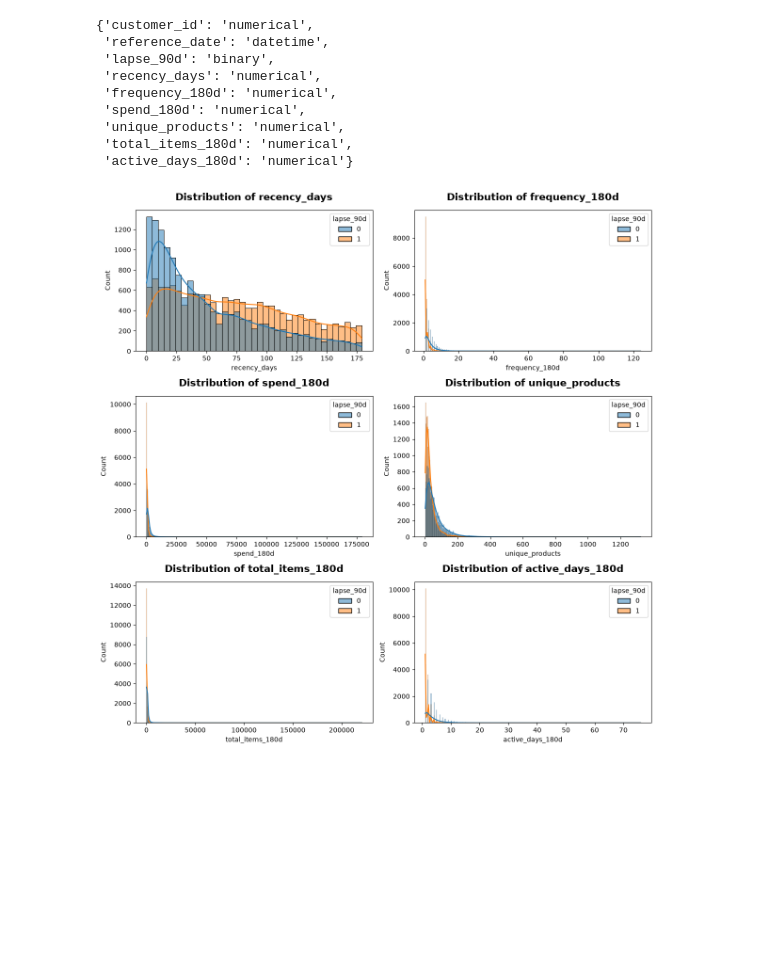
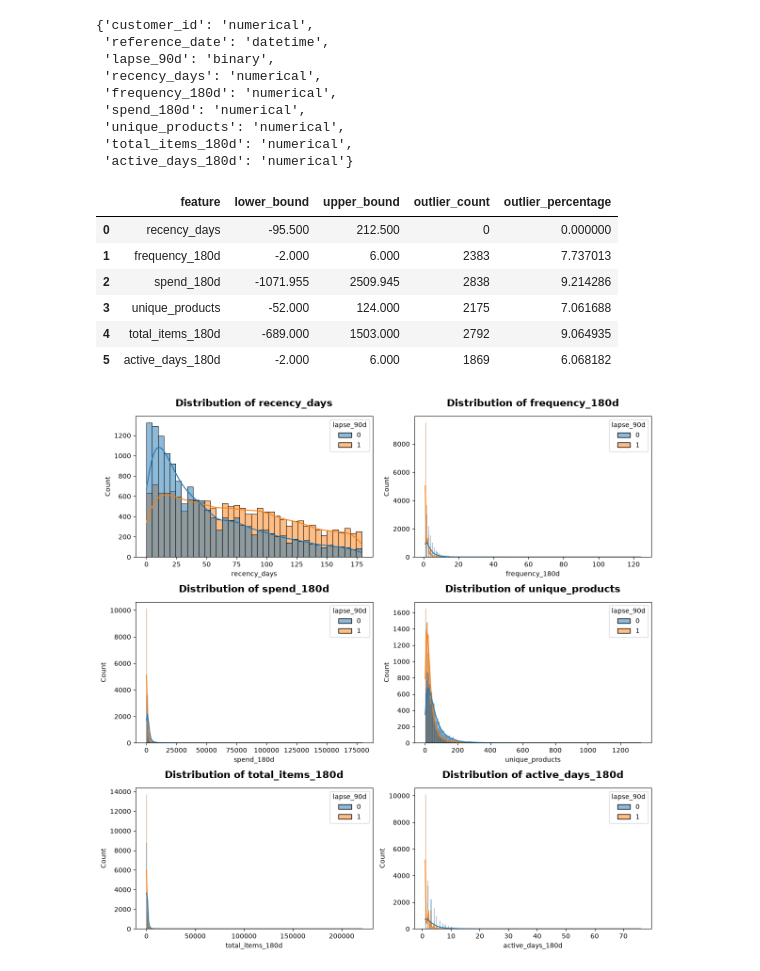
Before and after one commit to Amila-codes/Customer-Purchase-Behavior-Prediction, a Jupyter notebook: notebooks/classification_capstone_final.ipynb, the cells around one changed output. Saved outputs shown, nothing was run; the diff lists cells and outputs as text; code cells hidden in the pictures; blank space fills up the shorter version.

Commit message:
outliers detection

```diff
--- a/notebooks/classification_capstone_final.ipynb
+++ b/notebooks/classification_capstone_final.ipynb
@@ -902,5 +889,44 @@ detect_variable_types(train_data)
  'unique_products': 'numerical',
  'total_items_180d': 'numerical',
  'active_days_180d': 'numerical'}
+# %%
+# outlier detection
+num_cols = ['recency_days', 'frequency_180d', 'spend_180d', 'unique_products', 'total_items_180d', 'active_days_180d']
+
+def find_iqr_outliers(data, cols):
+    results = []
+
+    for col in cols:
+        q1 = data[col].quantile(0.25)
+        q3 = data[col].quantile(0.75)
+        iqr = q3 - q1
+
+        lower = q1 - 1.5 * iqr
+        upper = q3 + 1.5 * iqr
+
+        outliers = data[
+            (data[col] < lower) |
+            (data[col] > upper)
+        ]
+
+        results.append({
+            'feature': col,
+            'lower_bound': lower,
+            'upper_bound': upper,
+            'outlier_count': len(outliers),
+            'outlier_percentage': len(outliers) / len(data) * 100
+        })
+
+    return pd.DataFrame(results)
+
+find_iqr_outliers(train_data, num_cols)
+# %% [output]
+|  | feature | lower_bound | upper_bound | outlier_count | outlier_percentage |
+| 0 | recency_days | -95.500 | 212.500 | 0 | 0.000000 |
+| 1 | frequency_180d | -2.000 | 6.000 | 2383 | 7.737013 |
+| 2 | spend_180d | -1071.955 | 2509.945 | 2838 | 9.214286 |
+| 3 | unique_products | -52.000 | 124.000 | 2175 | 7.061688 |
+| 4 | total_items_180d | -689.000 | 1503.000 | 2792 | 9.064935 |
+| 5 | active_days_180d | -2.000 | 6.000 | 1869 | 6.068182 |
 # %%
 # Visualize numerical columns
```
Also changed, not shown: parts of 5 cells of this notebook.
